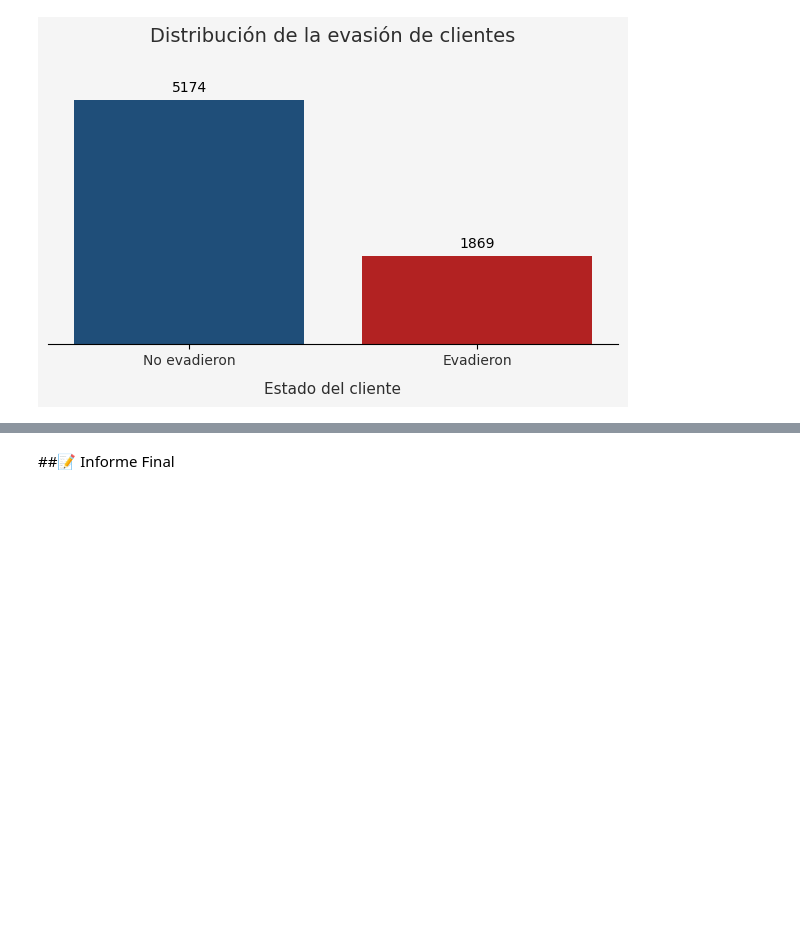
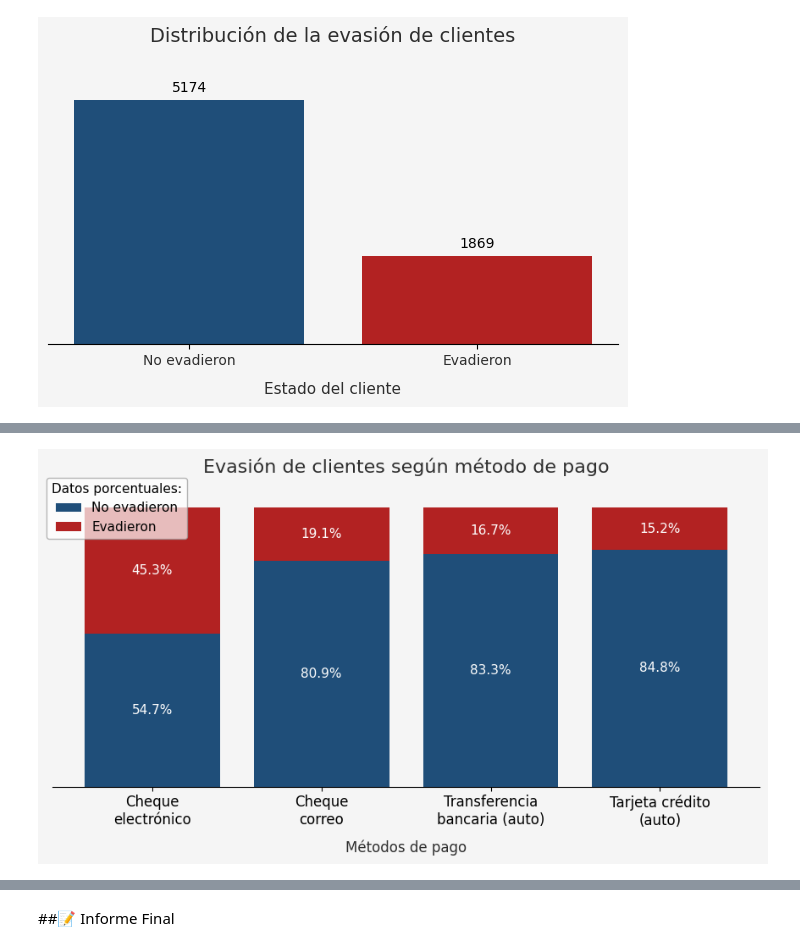
Before and after one commit to RientArlCroud/challenge3-analisis-de-datos, a Jupyter notebook: Challenge_3_Análisis_de_Datos.ipynb, the cells around one changed output, grey strips where cells are left out. Cells and saved outputs as stored; diff of their text form; code cells hidden in the pictures; blank space fills up the shorter version.

```diff
--- a/Challenge_3_Análisis_de_Datos.ipynb
+++ b/Challenge_3_Análisis_de_Datos.ipynb
@@ -1353,0 +1372,96 @@ plt.show()
+# %%
+payment_pivot = churn_by_payment.pivot(
+    index='account_payment_method',
+    columns='churn',
+    values='percentage'
+)
+
+method_order = ['Electronic check', 'Mailed check', 'Bank transfer (automatic)', 'Credit card (automatic)']
+payment_pivot = payment_pivot.loc[method_order]
+
+labels_es = [
+    'Cheque\nelectrónico',
+    'Cheque\ncorreo',
+    'Transferencia\nbancaria (auto)',
+    'Tarjeta crédito\n(auto)'
+]
+
+fig, ax = plt.subplots(figsize=(9, 5))
+fig.patch.set_facecolor(COLOR_BG)
+ax.set_facecolor(COLOR_BG)
+
+ax.bar(
+    labels_es,
+    payment_pivot['No'],
+    color=COLOR_NO_CHURN
+)
+
+ax.bar(
+    labels_es,
+    payment_pivot['Yes'],
+    bottom=payment_pivot['No'],
+    color=COLOR_CHURN
+)
+
+plt.xlabel(
+    "Métodos de pago",
+    fontsize=12,
+    color=COLOR_TEXT,
+    labelpad=10
+)
+
+for i, method in enumerate(payment_pivot.index):
+    churn_no = payment_pivot.loc[method, 'No']
+    churn_yes = payment_pivot.loc[method, 'Yes']
+
+    ax.text(
+        i,
+        churn_no / 2,
+        f"{churn_no:.1f}%",
+        ha='center',
+        va='center',
+        fontsize=11,
+        color='white'
+    )
+
+    ax.text(
+        i,
+        churn_no + churn_yes / 2,
+        f"{churn_yes:.1f}%",
+        ha='center',
+        va='center',
+        fontsize=11,
+        color='white'
+    )
+
+ax.set_title(
+    'Evasión de clientes según método de pago',
+    fontsize=16,
+    pad=18,
+    color=COLOR_TEXT
+)
+
+ax.tick_params(axis='y', left=False, labelleft=False)
+
+ax.spines['top'].set_visible(False)
+ax.spines['right'].set_visible(False)
+ax.spines['left'].set_visible(False)
+
+ax.tick_params(axis='x', labelsize=12)
+
+ax.legend(
+    ['No evadieron', 'Evadieron'],
+    title='Datos porcentuales:',
+    frameon=True,
+    edgecolor='#999999',
+    fontsize=11,
+    title_fontsize=11,
+    loc='center right',
+    bbox_to_anchor=(0.2, 0.95),
+    framealpha=0.7
+)
+plt.tight_layout()
+plt.savefig('/content/figura_03_payment_churn.png', bbox_inches='tight')
+plt.show()
+# %% [output]
+[figure, added]
```
Also changed, not shown: parts of 21 cells of this notebook.
